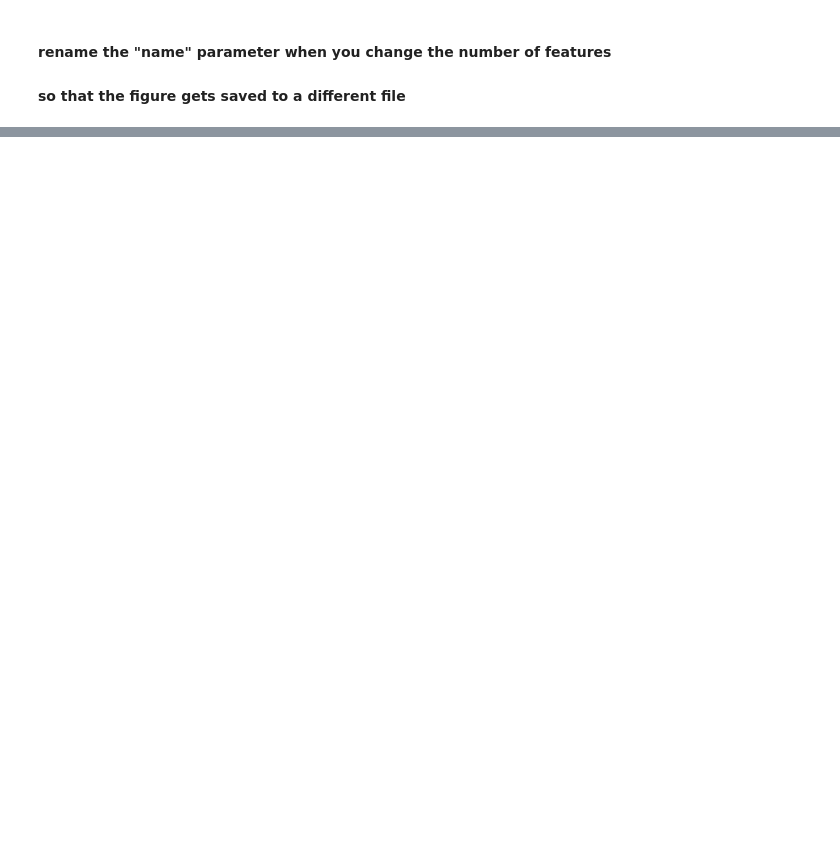
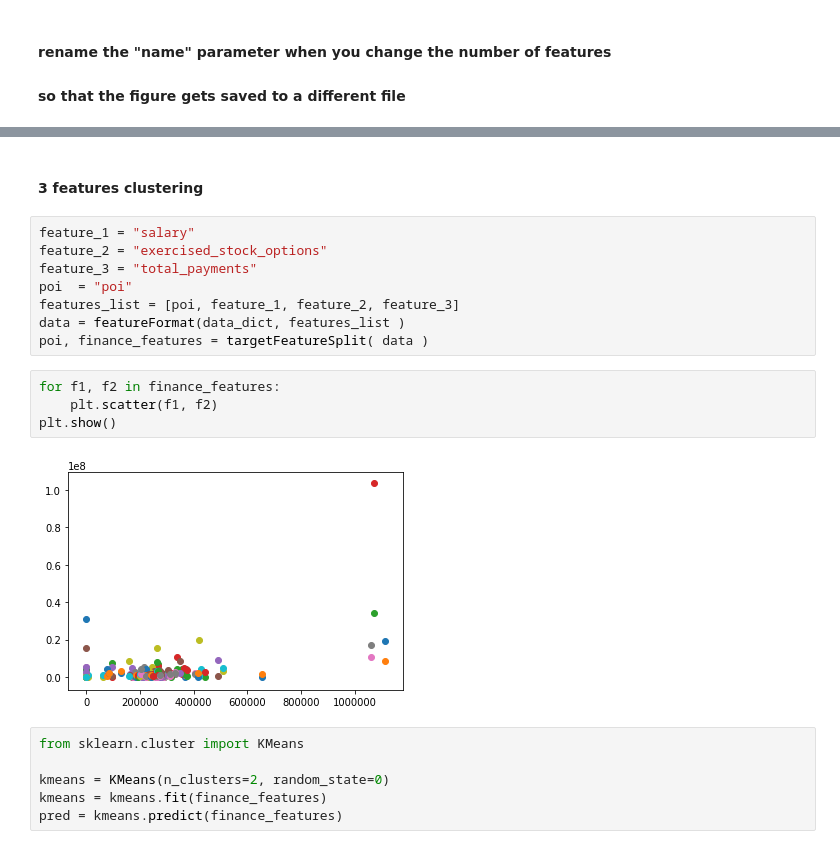
Before and after one commit to aicharya/HomePrice, a Jupyter notebook: k_means_cluster.ipynb, the cells around one changed output, grey strips where cells are left out. Saved outputs shown, nothing was run; the diff lists cells and outputs as text; blank space fills up the shorter version.

```diff
--- a/k_means_cluster.ipynb
+++ b/k_means_cluster.ipynb
@@ -106,0 +124,22 @@ except NameError:
+# %% [markdown]
+#### 3 features clustering
+# %%
+feature_1 = "salary"
+feature_2 = "exercised_stock_options"
+feature_3 = "total_payments"
+poi  = "poi"
+features_list = [poi, feature_1, feature_2, feature_3]
+data = featureFormat(data_dict, features_list )
+poi, finance_features = targetFeatureSplit( data )
+# %%
+for f1, f2 in finance_features:
+    plt.scatter(f1, f2)
+plt.show()
+# %% [output]
+[figure, added]
+# %%
+from sklearn.cluster import KMeans
+
+kmeans = KMeans(n_clusters=2, random_state=0)
+kmeans = kmeans.fit(finance_features)
+pred = kmeans.predict(finance_features)
```
Also changed, not shown: parts of 8 cells of this notebook.
